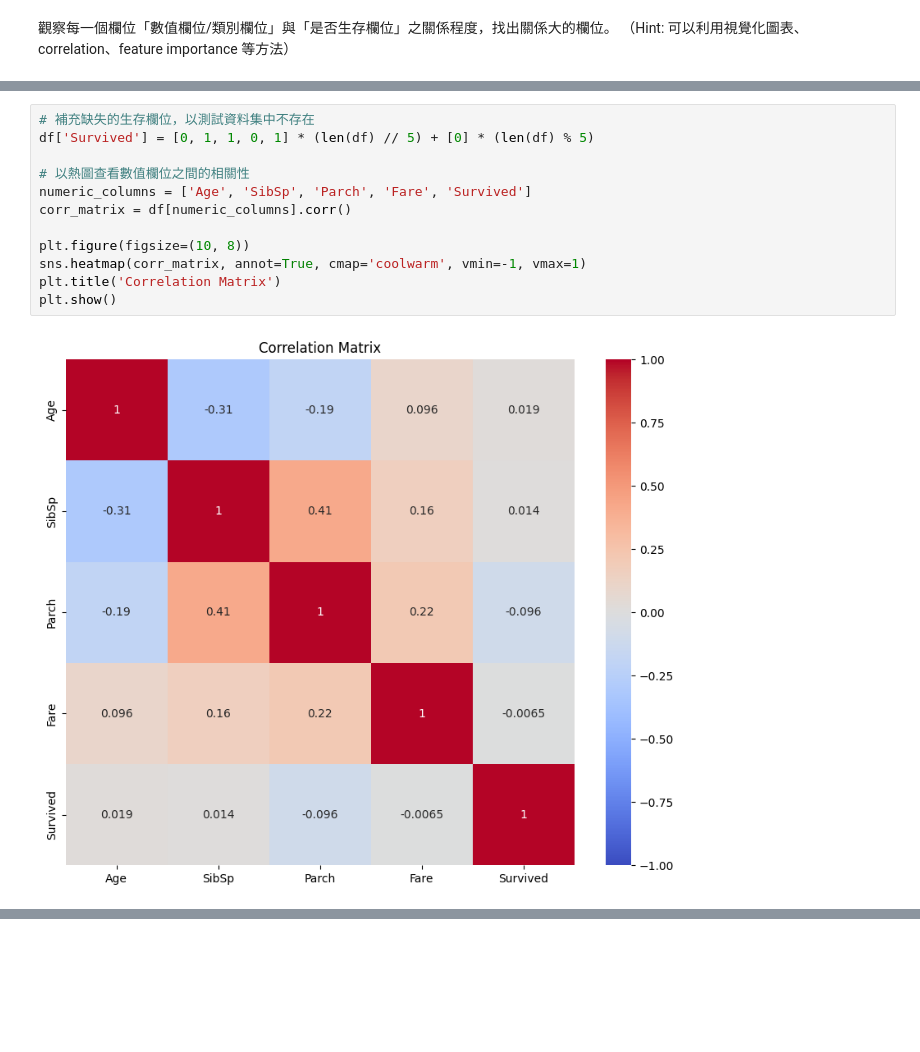
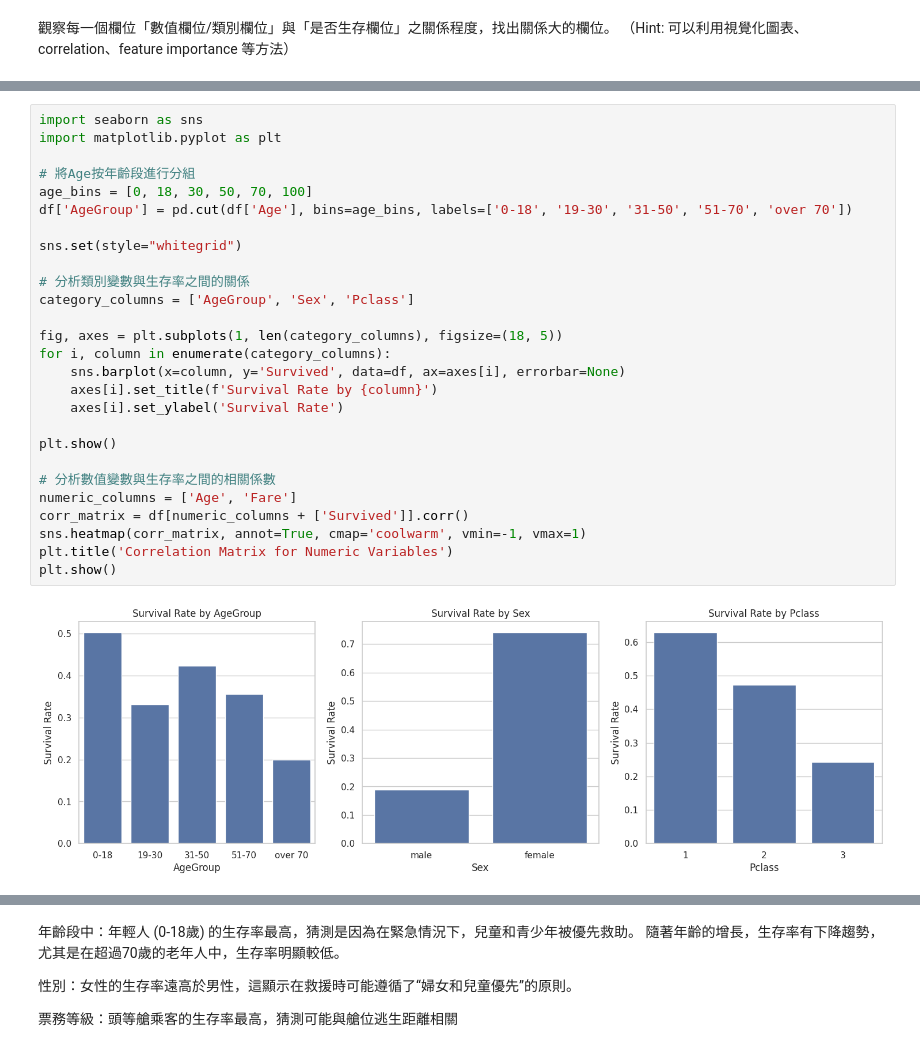
Before and after one commit to jim408401/titanic-analysis, a Jupyter notebook: 專題實作_01_鐵達尼號存活預測.ipynb, the cells around one changed output, grey strips where cells are left out. Saved outputs shown, nothing was run; the diff lists cells and outputs as text; blank space fills up the shorter version.

```diff
--- a/專題實作_01_鐵達尼號存活預測.ipynb
+++ b/專題實作_01_鐵達尼號存活預測.ipynb
@@ -70,14 +66,29 @@ fatal: not a git repository (or any of the parent directories): .git
-# %%
-# 補充缺失的生存欄位，以測試資料集中不存在
-df['Survived'] = [0, 1, 1, 0, 1] * (len(df) // 5) + [0] * (len(df) % 5)
-
-# 以熱圖查看數值欄位之間的相關性
-numeric_columns = ['Age', 'SibSp', 'Parch', 'Fare', 'Survived']
-corr_matrix = df[numeric_columns].corr()
-
-plt.figure(figsize=(10, 8))
-sns.heatmap(corr_matrix, annot=True, cmap='coolwarm', vmin=-1, vmax=1)
-plt.title('Correlation Matrix')
-plt.show()
-# %% [output]
-[figure, removed]
+# %%
+import seaborn as sns
+import matplotlib.pyplot as plt
+
+# 將Age按年齡段進行分組
+age_bins = [0, 18, 30, 50, 70, 100]
+df['AgeGroup'] = pd.cut(df['Age'], bins=age_bins, labels=['0-18', '19-30', '31-50', '51-70', 'over 70'])
+
+sns.set(style="whitegrid")
+
+# 分析類別變數與生存率之間的關係
+category_columns = ['AgeGroup', 'Sex', 'Pclass']
+
+fig, axes = plt.subplots(1, len(category_columns), figsize=(18, 5))
+for i, column in enumerate(category_columns):
+    sns.barplot(x=column, y='Survived', data=df, ax=axes[i], errorbar=None)
+    axes[i].set_title(f'Survival Rate by {column}')
+    axes[i].set_ylabel('Survival Rate')
+
+plt.show()
+
+# 分析數值變數與生存率之間的相關係數
+numeric_columns = ['Age', 'Fare']
+corr_matrix = df[numeric_columns + ['Survived']].corr()
+sns.heatmap(corr_matrix, annot=True, cmap='coolwarm', vmin=-1, vmax=1)
+plt.title('Correlation Matrix for Numeric Variables')
+plt.show()
+# %% [output]
+[figure, added]
@@ -83,0 +96,9 @@ plt.show()
+# %% [markdown]
+
+
+年齡段中：年輕人 (0-18歲) 的生存率最高，猜測是因為在緊急情況下，兒童和青少年被優先救助。
+隨著年齡的增長，生存率有下降趨勢，尤其是在超過70歲的老年人中，生存率明顯較低。
+
+性別：女性的生存率遠高於男性，這顯示在救援時可能遵循了“婦女和兒童優先”的原則。
+
+票務等級：頭等艙乘客的生存率最高，猜測可能與艙位逃生距離相關
```
Also changed, not shown: parts of 2 cells of this notebook.
